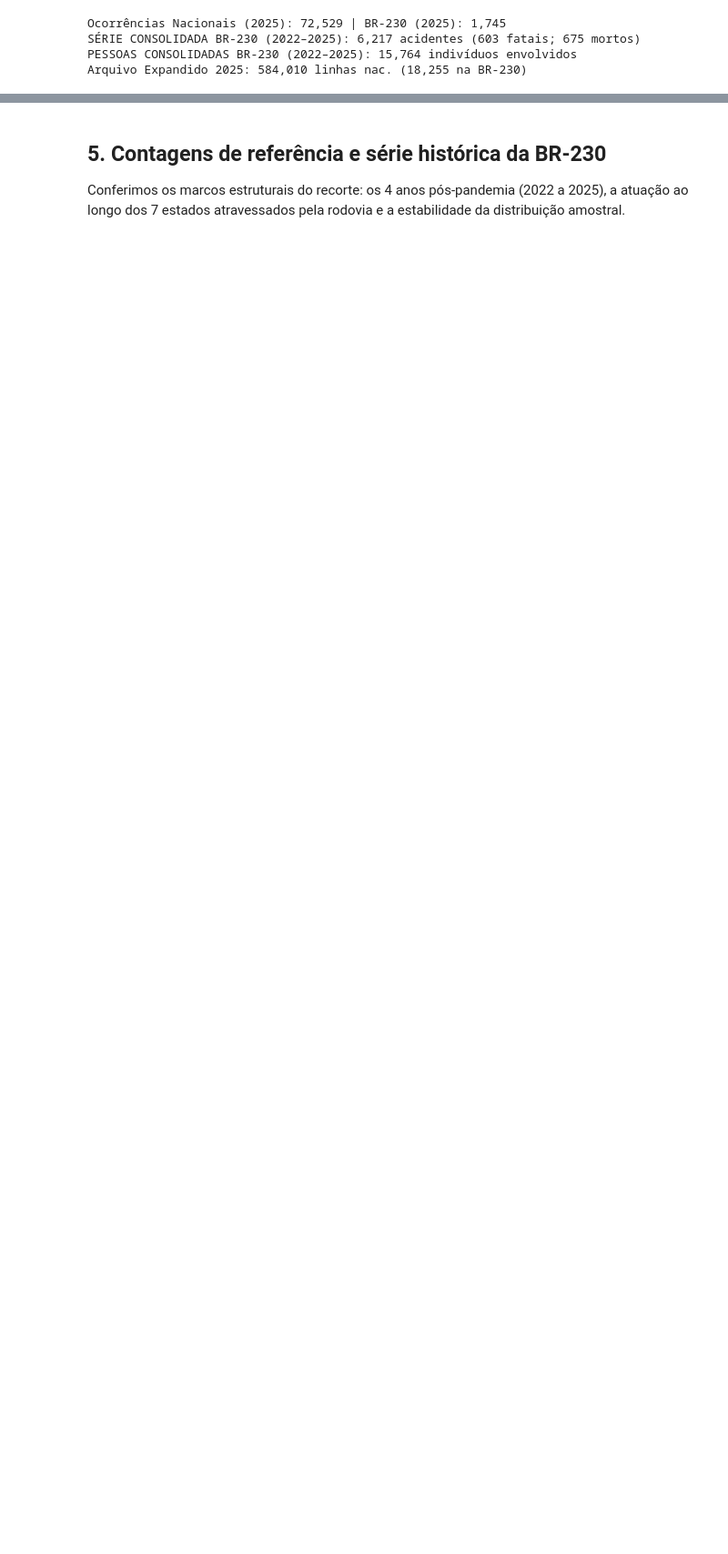
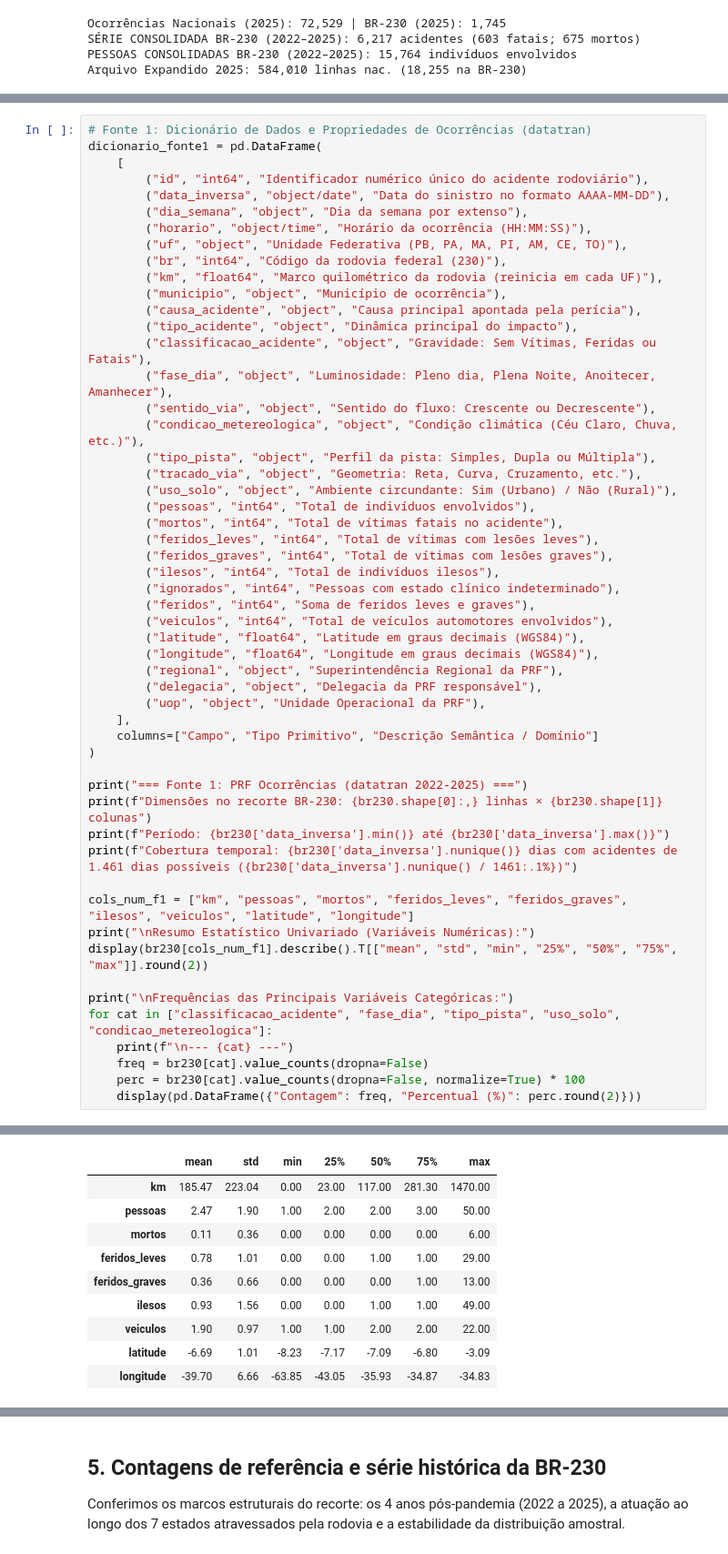
Before and after one commit to batista-neto/Prediction_of_Traffic_Accident_Risk_on_the_BR-230, a Jupyter notebook: entendimento_dados/entendimento_dados_br230.ipynb, the cells around one changed output, grey strips where cells are left out. Shown at 91% size. Saved outputs shown, nothing was run; the diff lists cells and outputs as text; blank space fills up the shorter version.

```diff
--- a/entendimento_dados/entendimento_dados_br230.ipynb
+++ b/entendimento_dados/entendimento_dados_br230.ipynb
@@ -632,0 +336,54 @@ Não Informado      167
+# %%
+# Fonte 1: Dicionário de Dados e Propriedades de Ocorrências (datatran)
+dicionario_fonte1 = pd.DataFrame(
+    [
+        ("id", "int64", "Identificador numérico único do acidente rodoviário"),
+        ("data_inversa", "object/date", "Data do sinistro no formato AAAA-MM-DD"),
+        ("dia_semana", "object", "Dia da semana por extenso"),
+        ("horario", "object/time", "Horário da ocorrência (HH:MM:SS)"),
+        ("uf", "object", "Unidade Federativa (PB, PA, MA, PI, AM, CE, TO)"),
+        ("br", "int64", "Código da rodovia federal (230)"),
+        ("km", "float64", "Marco quilométrico da rodovia (reinicia em cada UF)"),
+        ("municipio", "object", "Município de ocorrência"),
+        ("causa_acidente", "object", "Causa principal apontada pela perícia"),
+        ("tipo_acidente", "object", "Dinâmica principal do impacto"),
+        ("classificacao_acidente", "object", "Gravidade: Sem Vítimas, Feridas ou Fatais"),
+        ("fase_dia", "object", "Luminosidade: Pleno dia, Plena Noite, Anoitecer, Amanhecer"),
+        ("sentido_via", "object", "Sentido do fluxo: Crescente ou Decrescente"),
+        ("condicao_metereologica", "object", "Condição climática (Céu Claro, Chuva, etc.)"),
+        ("tipo_pista", "object", "Perfil da pista: Simples, Dupla ou Múltipla"),
+        ("tracado_via", "object", "Geometria: Reta, Curva, Cruzamento, etc."),
+        ("uso_solo", "object", "Ambiente circundante: Sim (Urbano) / Não (Rural)"),
+        ("pessoas", "int64", "Total de indivíduos envolvidos"),
+        ("mortos", "int64", "Total de vítimas fatais no acidente"),
+        ("feridos_leves", "int64", "Total de vítimas com lesões leves"),
+        ("feridos_graves", "int64", "Total de vítimas com lesões graves"),
+        ("ilesos", "int64", "Total de indivíduos ilesos"),
+        ("ignorados", "int64", "Pessoas com estado clínico indeterminado"),
+        ("feridos", "int64", "Soma de feridos leves e graves"),
+        ("veiculos", "int64", "Total de veículos automotores envolvidos"),
+        ("latitude", "float64", "Latitude em graus decimais (WGS84)"),
+        ("longitude", "float64", "Longitude em graus decimais (WGS84)"),
+        ("regional", "object", "Superintendência Regional da PRF"),
+        ("delegacia", "object", "Delegacia da PRF responsável"),
+        ("uop", "object", "Unidade Operacional da PRF"),
+    ],
+    columns=["Campo", "Tipo Primitivo", "Descrição Semântica / Domínio"]
+)
+
+print("=== Fonte 1: PRF Ocorrências (datatran 2022-2025) ===")
+print(f"Dimensões no recorte BR-230: {br230.shape[0]:,} linhas × {br230.shape[1]} colunas")
+print(f"Período: {br230['data_inversa'].min()} até {br230['data_inversa'].max()}")
+print(f"Cobertura temporal: {br230['data_inversa'].nunique()} dias com acidentes de 1.461 dias possíveis ({br230['data_inversa'].nunique() / 1461:.1%})")
+
+cols_num_f1 = ["km", "pessoas", "mortos", "feridos_leves", "feridos_graves", "ilesos", "veiculos", "latitude", "longitude"]
+print("\nResumo Estatístico Univariado (Variáveis Numéricas):")
+display(br230[cols_num_f1].describe().T[["mean", "std", "min", "25%", "50%", "75%", "max"]].round(2))
+
+print("\nFrequências das Principais Variáveis Categóricas:")
+for cat in ["classificacao_acidente", "fase_dia", "tipo_pista", "uso_solo", "condicao_metereologica"]:
+    print(f"\n--- {cat} ---")
+    freq = br230[cat].value_counts(dropna=False)
+    perc = br230[cat].value_counts(dropna=False, normalize=True) * 100
+    display(pd.DataFrame({"Contagem": freq, "Percentual (%)": perc.round(2)}))
+# %% [output]
@@ -632,0 +396,10 @@ Não Informado      167
+|  | mean | std | min | 25% | 50% | 75% | max |
+| km | 185.47 | 223.04 | 0.00 | 23.00 | 117.00 | 281.30 | 1470.00 |
+| pessoas | 2.47 | 1.90 | 1.00 | 2.00 | 2.00 | 3.00 | 50.00 |
+| mortos | 0.11 | 0.36 | 0.00 | 0.00 | 0.00 | 0.00 | 6.00 |
+| feridos_leves | 0.78 | 1.01 | 0.00 | 0.00 | 1.00 | 1.00 | 29.00 |
+| feridos_graves | 0.36 | 0.66 | 0.00 | 0.00 | 0.00 | 1.00 | 13.00 |
+| ilesos | 0.93 | 1.56 | 0.00 | 0.00 | 1.00 | 1.00 | 49.00 |
+| veiculos | 1.90 | 0.97 | 1.00 | 1.00 | 2.00 | 2.00 | 22.00 |
+| latitude | -6.69 | 1.01 | -8.23 | -7.17 | -7.09 | -6.80 | -3.09 |
+| longitude | -39.70 | 6.66 | -63.85 | -43.05 | -35.93 | -34.87 | -34.83 |
```
Also changed, not shown: parts of 28 cells of this notebook, 7 other files.
